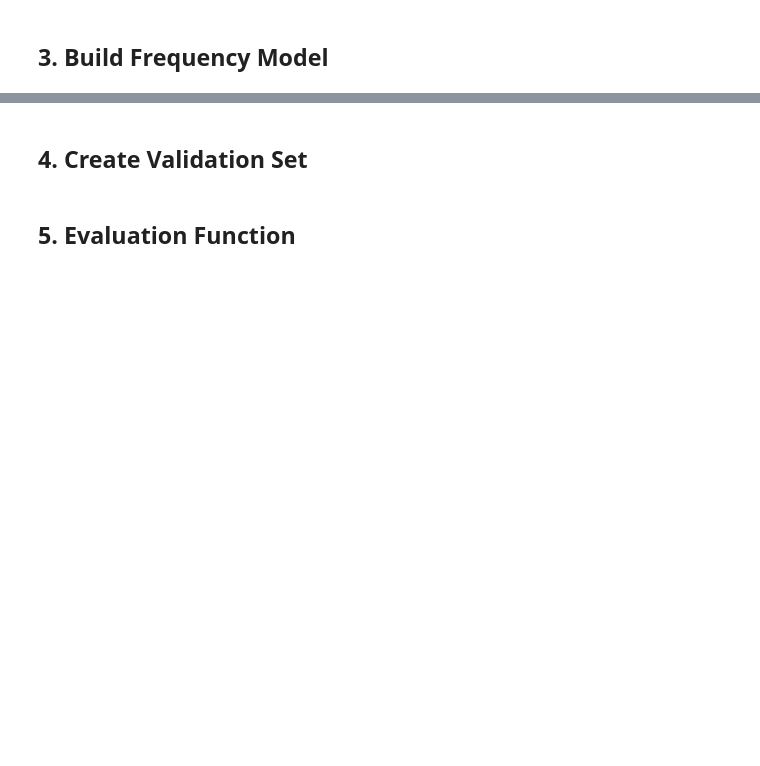
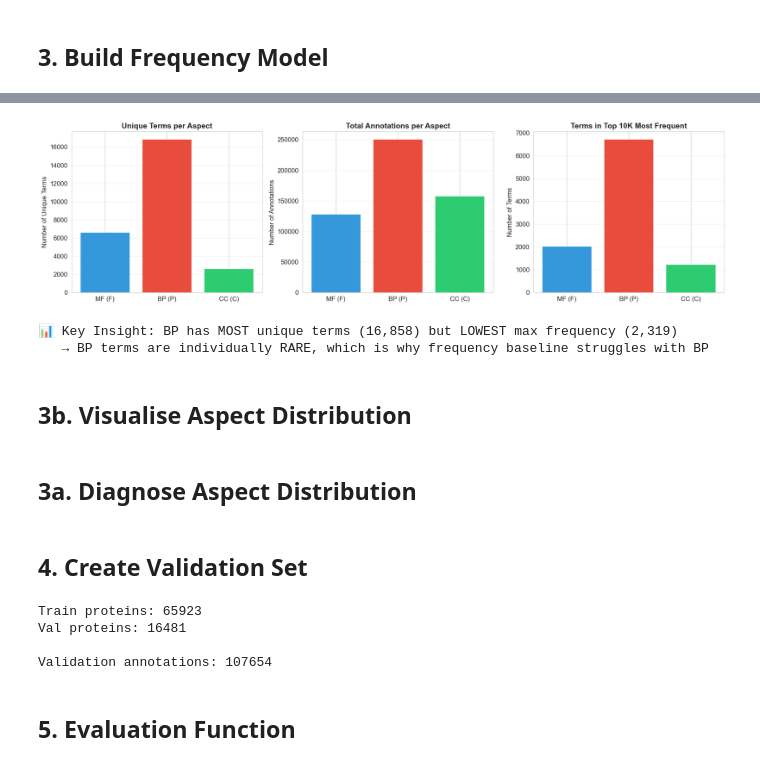
Before and after one commit to PeterOla/cafa-6-protein-function-prediction, a Jupyter notebook: notebooks/01_baseline_frequency.ipynb, the cells around one changed output, grey strips where cells are left out. Drawn from its saved outputs; the diff is of its cells as text; code cells hidden in the pictures; blank space fills up the shorter version.

```diff
--- a/notebooks/01_baseline_frequency.ipynb
+++ b/notebooks/01_baseline_frequency.ipynb
@@ -14,8 +26,19 @@ print("✅ Imports successful")
 # %%
-# Set base directory
+# Set base directory and data paths
 if ENVIRONMENT == 'kaggle':
     base_dir = Path("/kaggle/input/cafa-6-dataset")
 else:
-    base_dir = Path.cwd().parent
+    # When running notebook, cwd is already at project root
+    base_dir = Path.cwd()
+
+# Define all data paths
+TRAIN_SEQ = base_dir / 'Train' / 'train_sequences.fasta'
+TRAIN_TERMS = base_dir / 'Train' / 'train_terms.tsv'
+GO_OBO = base_dir / 'Train' / 'go-basic.obo'
+IA_TSV = base_dir / 'IA.tsv'
+TEST_FASTA = base_dir / 'Test' / 'testsuperset.fasta'
 
 print(f"📁 Base directory: {base_dir}")
+print(f"📄 Data files:")
+print(f"  - Training terms: {TRAIN_TERMS.name}")
+print(f"  - IA weights: {IA_TSV.name}")
@@ -24,7 +52,7 @@ print(f"📁 Base directory: {base_dir}")
 # %%
 # Load annotations
 print("Loading training annotations...")
-train_terms = pd.read_csv(base_dir / "Train" / "train_terms.tsv", sep='\t')
+train_terms = pd.read_csv(TRAIN_TERMS, sep='\t')
 
 print(f"Total annotations: {len(train_terms)}")
 print(f"Unique proteins: {train_terms['EntryID'].nunique()}")
@@ -37,7 +83,7 @@ print(train_terms.head())
 # %%
 # Load Information Accretion weights
 print("Loading IA weights...")
-ia_df = pd.read_csv(base_dir / "IA.tsv", sep='\t')
+ia_df = pd.read_csv(IA_TSV, sep='\t', header=None, names=['term', 'IA'])
 ia_weights = dict(zip(ia_df['term'], ia_df['IA']))
 
 print(f"IA weights available: {len(ia_weights)}")
@@ -63,3 +190,49 @@ for term, count in term_counts.most_common(10):
+# %%
+# Visualise aspect distribution
+fig, axes = plt.subplots(1, 3, figsize=(18, 5))
+
+# 1. Overall term counts by aspect
+aspect_data = train_terms.groupby('aspect')['term'].nunique()
+axes[0].bar(['MF (F)', 'BP (P)', 'CC (C)'],
+            [aspect_data.get('F', 0), aspect_data.get('P', 0), aspect_data.get('C', 0)],
+            color=['#3498db', '#e74c3c', '#2ecc71'])
+axes[0].set_title('Unique Terms per Aspect', fontsize=14, fontweight='bold')
+axes[0].set_ylabel('Number of Unique Terms', fontsize=12)
+axes[0].grid(axis='y', alpha=0.3)
+
+# 2. Annotation counts by aspect
+annot_data = train_terms.groupby('aspect').size()
+axes[1].bar(['MF (F)', 'BP (P)', 'CC (C)'],
+            [annot_data.get('F', 0), annot_data.get('P', 0), annot_data.get('C', 0)],
+            color=['#3498db', '#e74c3c', '#2ecc71'])
+axes[1].set_title('Total Annotations per Aspect', fontsize=14, fontweight='bold')
+axes[1].set_ylabel('Number of Annotations', fontsize=12)
+axes[1].grid(axis='y', alpha=0.3)
+
+# 3. Top 10k coverage by aspect
+top_10k_terms = [term for term, _ in term_counts.most_common(10000)]
+top_10k_df = train_terms[train_terms['term'].isin(top_10k_terms)]
+coverage_data = top_10k_df.groupby('aspect')['term'].nunique()
+axes[2].bar(['MF (F)', 'BP (P)', 'CC (C)'],
+            [coverage_data.get('F', 0), coverage_data.get('P', 0), coverage_data.get('C', 0)],
+            color=['#3498db', '#e74c3c', '#2ecc71'])
+axes[2].set_title('Terms in Top 10K Most Frequent', fontsize=14, fontweight='bold')
+axes[2].set_ylabel('Number of Terms', fontsize=12)
+axes[2].grid(axis='y', alpha=0.3)
+
+plt.tight_layout()
+plt.show()
+
+print("\n📊 Key Insight: BP has MOST unique terms (16,858) but LOWEST max frequency (2,319)")
+print("   → BP terms are individually RARE, which is why frequency baseline struggles with BP")
+# %% [output]
+[figure, added]
+📊 Key Insight: BP has MOST unique terms (16,858) but LOWEST max frequency (2,319)
+   → BP terms are individually RARE, which is why frequency baseline struggles with BP
+# %% [markdown]
+## 3b. Visualise Aspect Distribution
+# %% [markdown]
+## 3a. Diagnose Aspect Distribution
 # %% [markdown]
 ## 4. Create Validation Set
 # %%
@@ -75,6 +248,11 @@ print(f"Val proteins: {len(val_proteins)}")
 # Get validation annotations
 val_data = train_terms[train_terms['EntryID'].isin(val_proteins)]
 print(f"\nValidation annotations: {len(val_data)}")
+# %% [output]
+Train proteins: 65923
+Val proteins: 16481
+
+Validation annotations: 107654
 # %% [markdown]
 ## 5. Evaluation Function
 # %%
```
Also changed, not shown: parts of 14 cells of this notebook, 15 other files.
